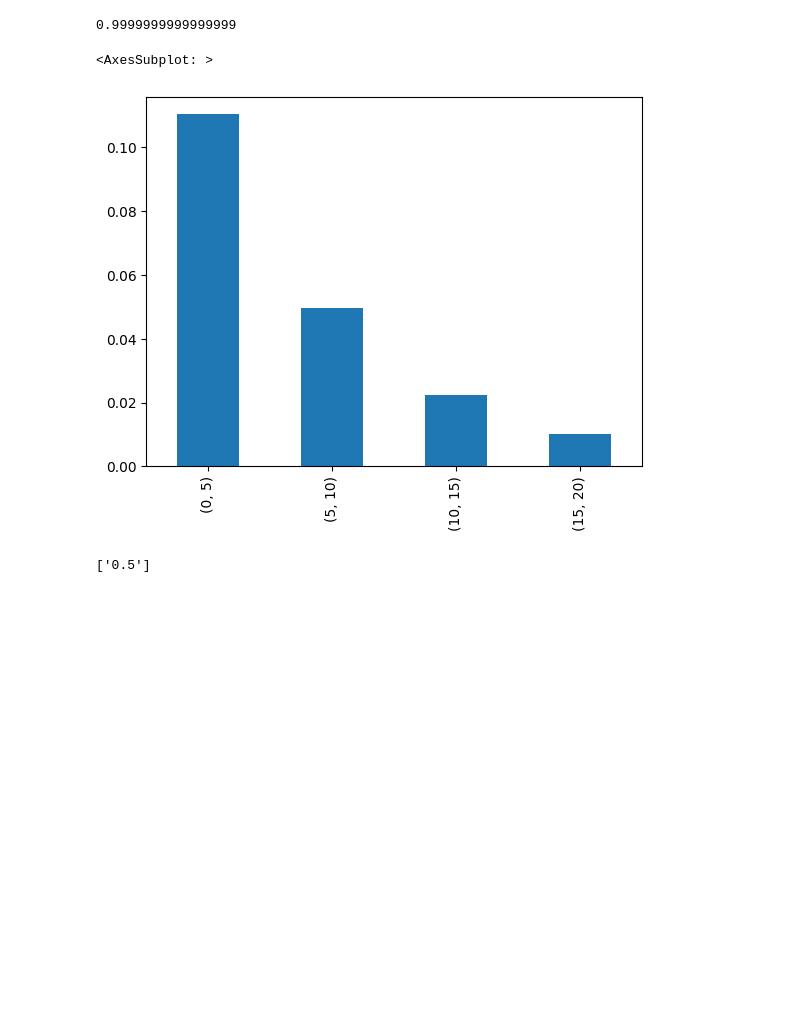
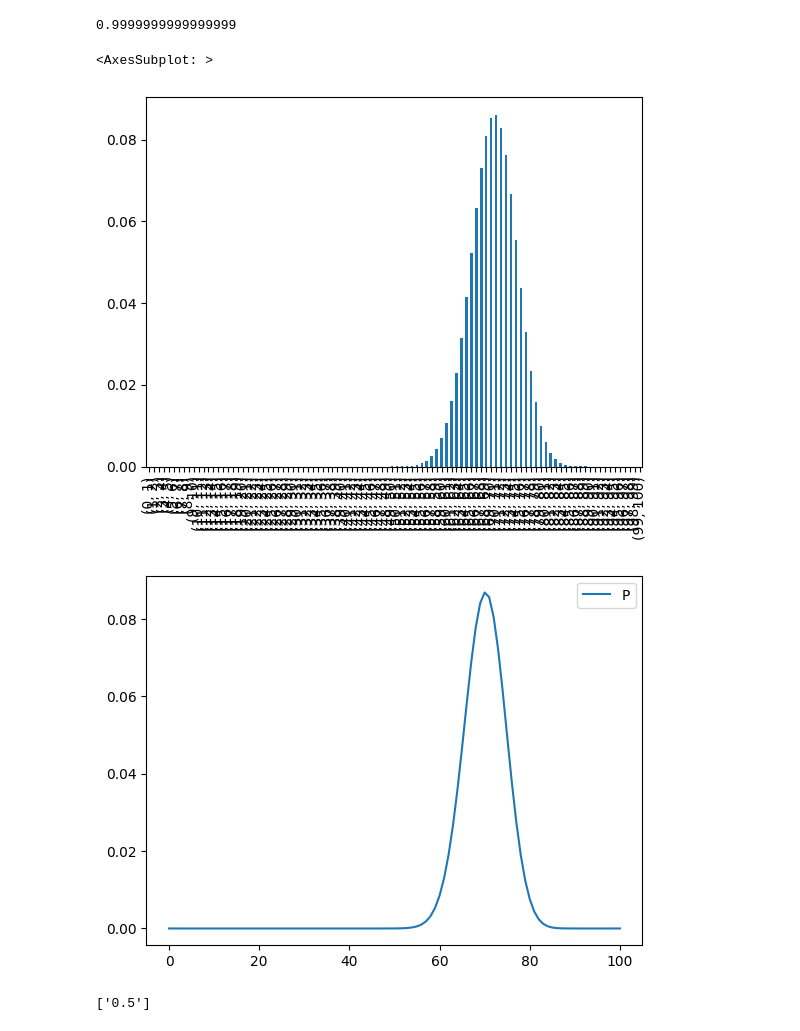
Before and after one commit to JooudDoo/TViMS, a Jupyter notebook: Task (2)/main.ipynb, the cells around one changed output. Cells and saved outputs as stored; diff of their text form; code cells hidden in the pictures; blank space fills up the shorter version.

```diff
--- a/Task (2)/main.ipynb
+++ b/Task (2)/main.ipynb
@@ -30,7 +30,7 @@ def binominal(returnProbs = False, inputString = ""):
     else:
         N, P = input("Введите N, P через пробел").split()
     N, P = int(N), float(P)
-    if P < 0 and P <= 1: raise ValueError("P not correct")
+    if P < 0 or P >= 1: raise ValueError("P not correct")
     Q = 1 - P;
     probs = []
     for k in range(N+1):
@@ -44,7 +44,7 @@ def exponental(returnProbs = False, inputString = ""):
     else:
         N, lam = input("Введите N, lam через пробел").split()
     N, lam = int(N), float(lam)
-    if lam < 0 and lam <= 1: raise ValueError("Lambda not correct")
+    if lam < 0 or lam >= 1: raise ValueError("Lambda not correct")
     probs = []
     for k in range(N+1):
         probs.append(lam * exp(-lam*k))
@@ -58,7 +58,7 @@ def geometric(returnProbs = False, inputString = ""):
         N, P = input("Введите N, P через пробел").split()
     N, P = int(N), float(P)
     Q = 1 - P;
-    if P < 0 and P <= 1: raise ValueError("P not correct")
+    if P < 0 and P >= 1: raise ValueError("P not correct")
     probs = []
     for k in range(1, N+1):
         probs.append(P*Q**(k-1))
@@ -191,11 +191,13 @@ MathEx(binominal, "10 0.5")
 sum(ravnomernoe(inputString="10 0 9", returnProbs=True)[0])
 # %% [output]
 0.9999999999999999
-# %%
-gistograma(4, exponental, "20 0.16")
-# %% [output]
-<AxesSubplot: >
-[figure, removed]
+# %%
+gistograma(100, binominal, "100 0.7")
+binominal(inputString="100 0.7")
+# %% [output]
+<AxesSubplot: >
+[figure, added]
+[figure, added]
 # %%
 checkCPT(1000, binominal, "1000 0.5")
 # %% [output]
```
